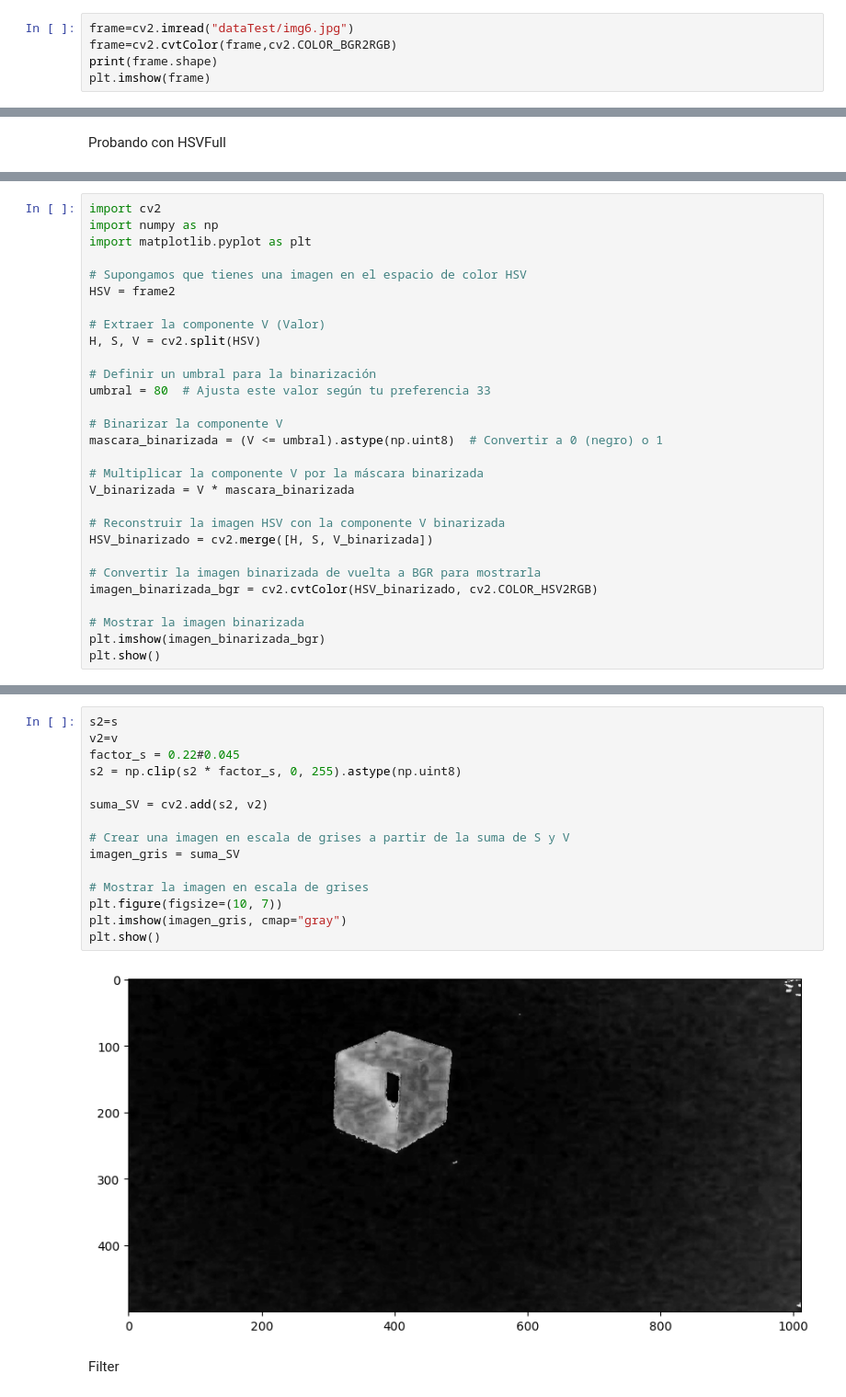
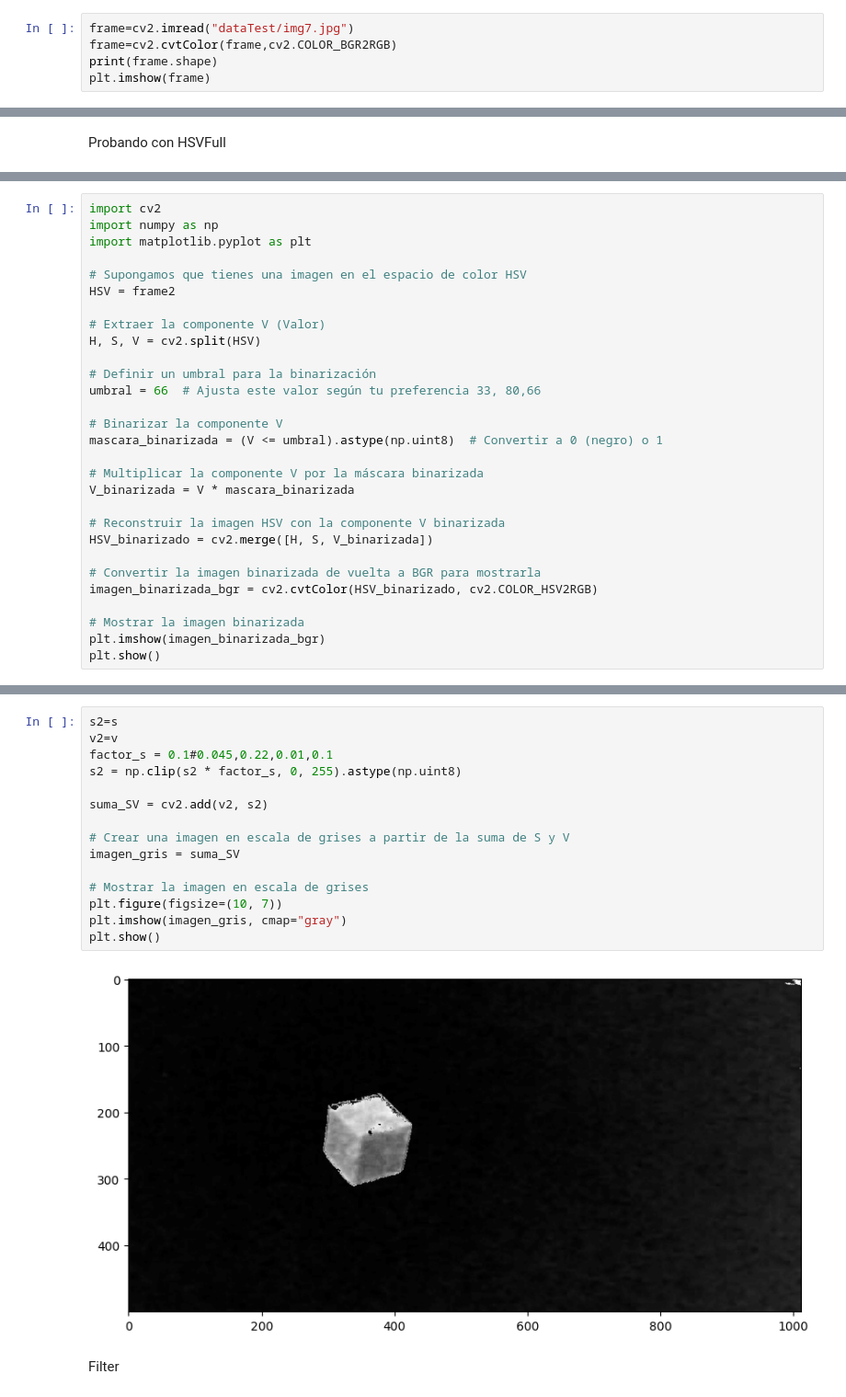
Before and after one commit to 97hackbrian/Seeker_ComputerVision, a Jupyter notebook: notebooks/data_acquisition.ipynb, the cells around one changed output, grey strips where cells are left out. Shown at 92% size. Cells and saved outputs as stored; diff of their text form.

```diff
--- a/notebooks/data_acquisition.ipynb
+++ b/notebooks/data_acquisition.ipynb
@@ -4,7 +4,7 @@
 import cv2
 import matplotlib.pyplot as plt
 # %%
-frame=cv2.imread("dataTest/img6.jpg")
+frame=cv2.imread("dataTest/img7.jpg")
 frame=cv2.cvtColor(frame,cv2.COLOR_BGR2RGB)
 print(frame.shape)
 plt.imshow(frame)
@@ -140,7 +140,7 @@ HSV = frame2
 H, S, V = cv2.split(HSV)
 
 # Definir un umbral para la binarización
-umbral = 80  # Ajusta este valor según tu preferencia 33
+umbral = 66  # Ajusta este valor según tu preferencia 33, 80,66
 
 # Binarizar la componente V
 mascara_binarizada = (V <= umbral).astype(np.uint8)  # Convertir a 0 (negro) o 1
@@ -178,20 +178,20 @@ plt.show()
 # %%
 s2=s
 v2=v
-factor_s = 0.22#0.045
+factor_s = 0.1#0.045,0.22,0.01,0.1
 s2 = np.clip(s2 * factor_s, 0, 255).astype(np.uint8)
 
-suma_SV = cv2.add(s2, v2)
+suma_SV = cv2.add(v2, s2)
 
 # Crear una imagen en escala de grises a partir de la suma de S y V
 imagen_gris = suma_SV
 
 # Mostrar la imagen en escala de grises
 plt.figure(figsize=(10, 7))
 plt.imshow(imagen_gris, cmap="gray")
 plt.show()
 # %% [output]
-[figure, old version]
+[figure, new version]
 # %% [markdown]
 Filter
 # %%
```
Also changed, not shown: parts of 13 cells of this notebook, 2 other files.
